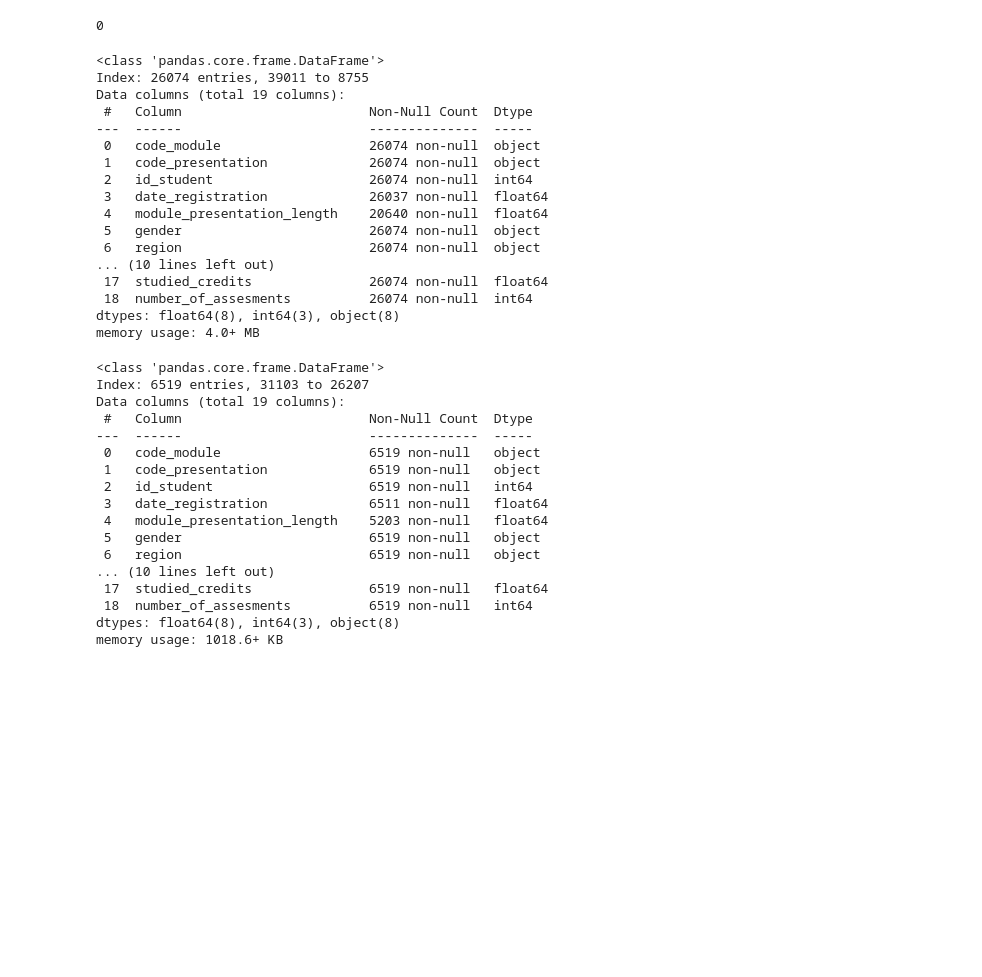
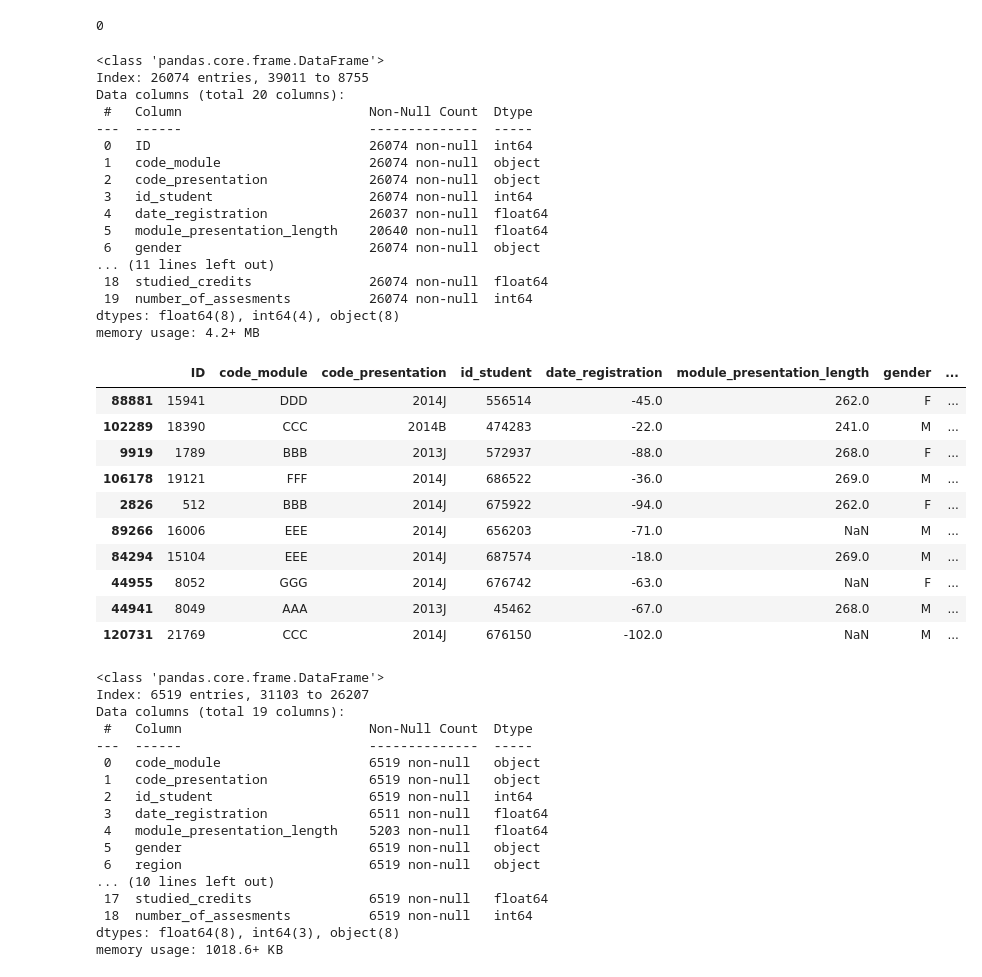
Before and after one commit to pyretttt/mle2, a Jupyter notebook: kaggle/c1/submission.ipynb, the cells around one changed output. Drawn from its saved outputs; the diff is of its cells as text; code cells hidden in the pictures; blank space fills up the shorter version.

```diff
--- a/kaggle/c1/submission.ipynb
+++ b/kaggle/c1/submission.ipynb
@@ -559,6 +570,7 @@ len(find_values_diff(joined_df_test["id_student"], test_df["id_student"])) # с
 def create_data_set(group):
     # Построим аггрегированную таблицу за основу возьмем признаки которые не меняются между оценками
     aggregated_df = group.sample()[[
+        "ID",
         "code_module", "code_presentation", "id_student",
         "date_registration", "module_presentation_length", "gender", "region",
         "highest_education", "imd_band", "age_band", "disability",
@@ -581,24 +593,36 @@ test_dataset = create_data_set(test_group)
 assert(len(test_dataset) == len(test_df))
 # %%
 train_dataset.info() # Ок немного пропусков но не беда
+train_dataset.sample(10)
 # %% [output]
 <class 'pandas.core.frame.DataFrame'>
 Index: 26074 entries, 39011 to 8755
-Data columns (total 19 columns):
+Data columns (total 20 columns):
  #   Column                        Non-Null Count  Dtype
 ---  ------                        --------------  -----
- 0   code_module                   26074 non-null  object
- 1   code_presentation             26074 non-null  object
- 2   id_student                    26074 non-null  int64
- 3   date_registration             26037 non-null  float64
- 4   module_presentation_length    20640 non-null  float64
- 5   gender                        26074 non-null  object
- 6   region                        26074 non-null  object
-... (10 lines left out)
- 17  studied_credits               26074 non-null  float64
- 18  number_of_assesments          26074 non-null  int64
-dtypes: float64(8), int64(3), object(8)
-memory usage: 4.0+ MB
+ 0   ID                            26074 non-null  int64
+ 1   code_module                   26074 non-null  object
+ 2   code_presentation             26074 non-null  object
+ 3   id_student                    26074 non-null  int64
+ 4   date_registration             26037 non-null  float64
+ 5   module_presentation_length    20640 non-null  float64
+ 6   gender                        26074 non-null  object
+... (11 lines left out)
+ 18  studied_credits               26074 non-null  float64
+ 19  number_of_assesments          26074 non-null  int64
+dtypes: float64(8), int64(4), object(8)
+memory usage: 4.2+ MB
+|  | ID | code_module | code_presentation | id_student | date_registration | module_presentation_length | gender | ... |
+| 88881 | 15941 | DDD | 2014J | 556514 | -45.0 | 262.0 | F | ... |
+| 102289 | 18390 | CCC | 2014B | 474283 | -22.0 | 241.0 | M | ... |
+| 9919 | 1789 | BBB | 2013J | 572937 | -88.0 | 268.0 | F | ... |
+| 106178 | 19121 | FFF | 2014J | 686522 | -36.0 | 269.0 | M | ... |
+| 2826 | 512 | BBB | 2014J | 675922 | -94.0 | 262.0 | F | ... |
+| 89266 | 16006 | EEE | 2014J | 656203 | -71.0 | NaN | M | ... |
+| 84294 | 15104 | EEE | 2014J | 687574 | -18.0 | 269.0 | M | ... |
+| 44955 | 8052 | GGG | 2014J | 676742 | -63.0 | NaN | F | ... |
+| 44941 | 8049 | AAA | 2013J | 45462 | -67.0 | 268.0 | M | ... |
+| 120731 | 21769 | CCC | 2014J | 676150 | -102.0 | NaN | M | ... |
 # %%
 test_dataset.info() # Ок немного пропусков, но не критично
 # %% [output]
```
Also changed, not shown: parts of 3 cells of this notebook.
